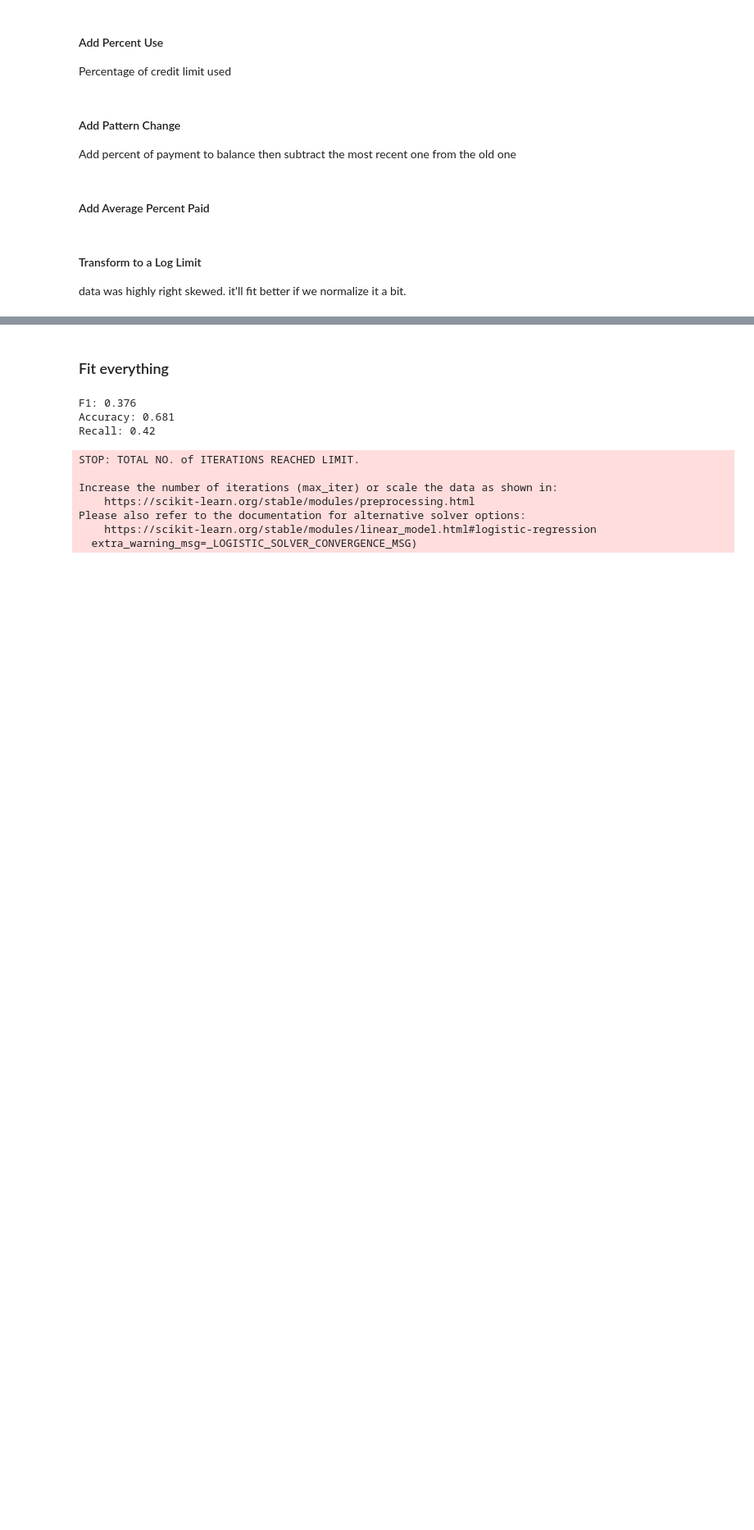
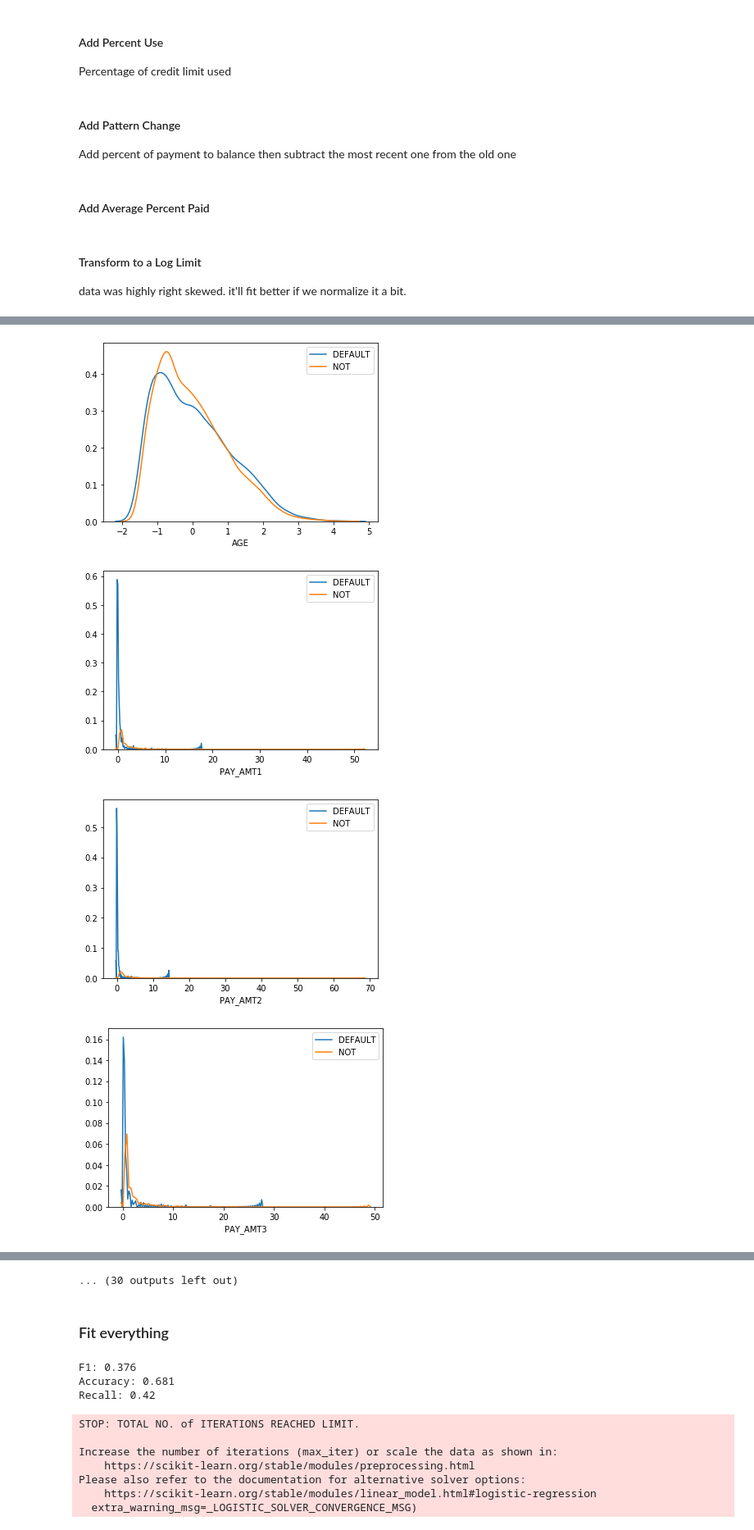
Before and after one commit to stereopickle/credit_card_default_classification, a Jupyter notebook: 010.Process.ipynb, the cells around one changed output, grey strips where cells are left out. Shown at 82% size. Cells and saved outputs as stored; diff of their text form; code cells hidden in the pictures; blank space fills up the shorter version.

Commit message:
added overall plotting

```diff
--- a/010.Process.ipynb
+++ b/010.Process.ipynb
@@ -403,0 +407,22 @@ cols_to_drop = cols_to_drop + ['LIMIT_BAL']
+# %%
+from sklearn.preprocessing import StandardScaler
+y = df['Y'].values
+X = df.drop(['Y'] + cols_to_drop, axis = 1)
+
+scaler = StandardScaler()
+scaler.fit(X)
+X1 = pd.DataFrame(scaler.transform(X), columns= X.columns)
+X1['Y'] = y
+# %%
+for c in X1.columns:
+
+    sns.distplot(X1[X1.Y == 1][c], hist = False, label='DEFAULT')
+    sns.distplot(X1[X1.Y == 0][c], hist = False, label='NOT')
+
+    plt.legend()
+    plt.show()
+# %% [output]
+[figure, added]
+[figure, added]
+[figure, added]
+[figure, added]
@@ -404,3 +437,4 @@ cols_to_drop = cols_to_drop + ['LIMIT_BAL']
+... (30 outputs left out)
 # %% [markdown]
 ### Fit everything
 # %%
```
Also changed, not shown: parts of 2 cells of this notebook.
